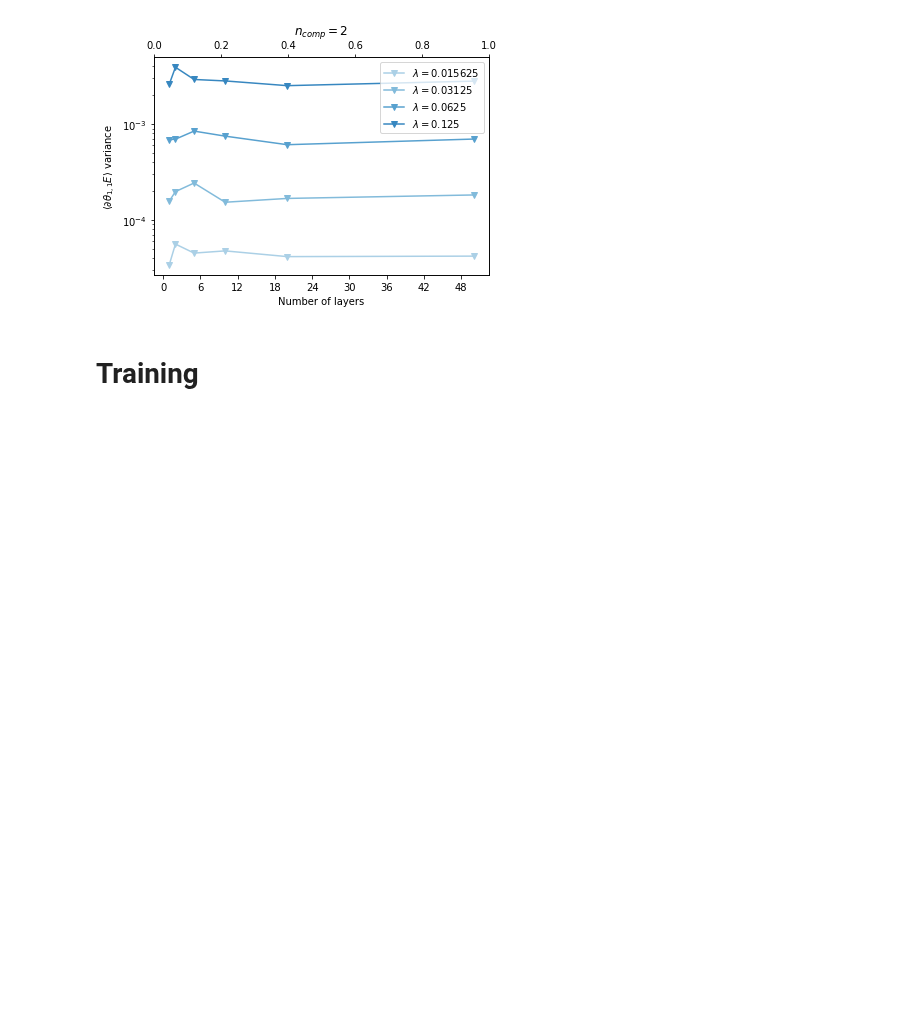
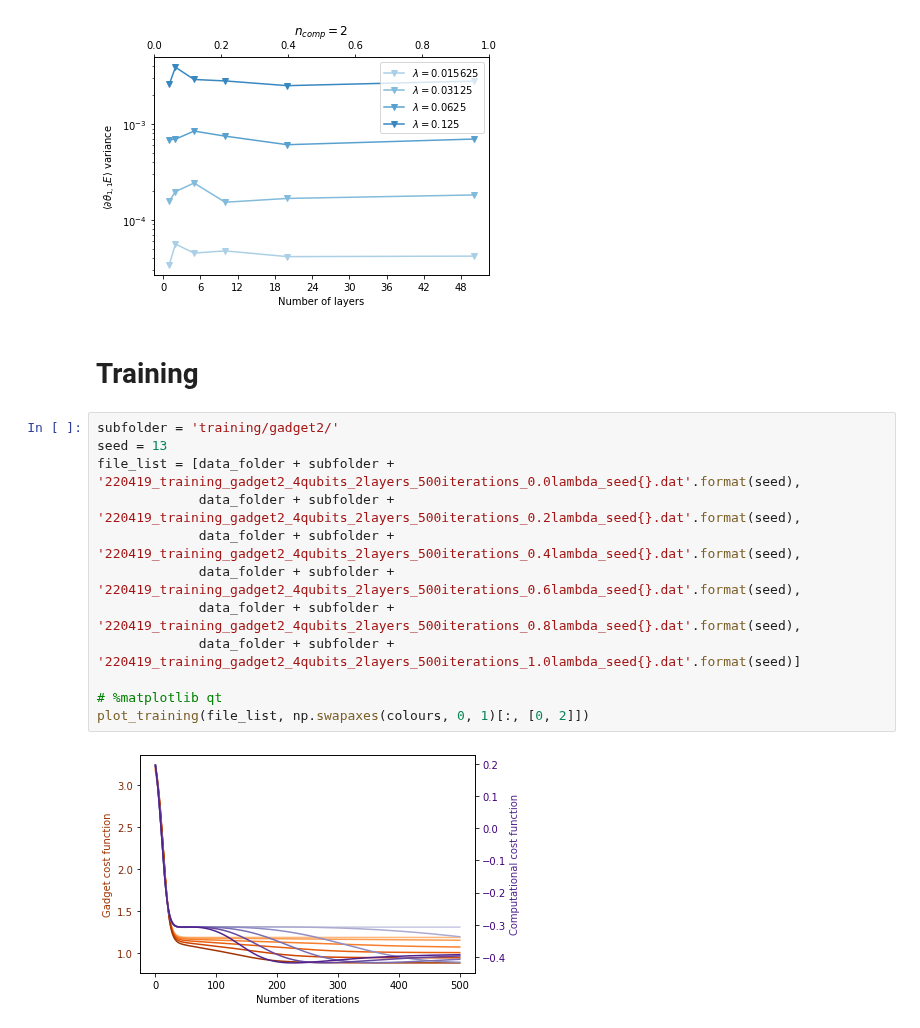
Before and after one commit to SimonCichy/barren-gadgets, a Jupyter notebook: plotting/relevant_results.ipynb, the cells around one changed output. Cells and saved outputs as stored; diff of their text form; blank space fills up the shorter version.

```diff
--- a/plotting/relevant_results.ipynb
+++ b/plotting/relevant_results.ipynb
@@ -133,5 +133,19 @@ plot_variances_vs_layers([file], [colours[1]])
 # %% [markdown]
 Training
 =======
+# %%
+subfolder = 'training/gadget2/'
+seed = 13
+file_list = [data_folder + subfolder + '220419_training_gadget2_4qubits_2layers_500iterations_0.0lambda_seed{}.dat'.format(seed),
+             data_folder + subfolder + '220419_training_gadget2_4qubits_2layers_500iterations_0.2lambda_seed{}.dat'.format(seed),
+             data_folder + subfolder + '220419_training_gadget2_4qubits_2layers_500iterations_0.4lambda_seed{}.dat'.format(seed),
+             data_folder + subfolder + '220419_training_gadget2_4qubits_2layers_500iterations_0.6lambda_seed{}.dat'.format(seed),
+             data_folder + subfolder + '220419_training_gadget2_4qubits_2layers_500iterations_0.8lambda_seed{}.dat'.format(seed),
+             data_folder + subfolder + '220419_training_gadget2_4qubits_2layers_500iterations_1.0lambda_seed{}.dat'.format(seed)]
+
+# %matplotlib qt
+plot_training(file_list, np.swapaxes(colours, 0, 1)[:, [0, 2]])
+# %% [output]
+[figure, added]
 # %%
 subfolder = 'training/gadget2/'
```
Also changed, not shown: parts of 7 cells of this notebook, 2 other files.
